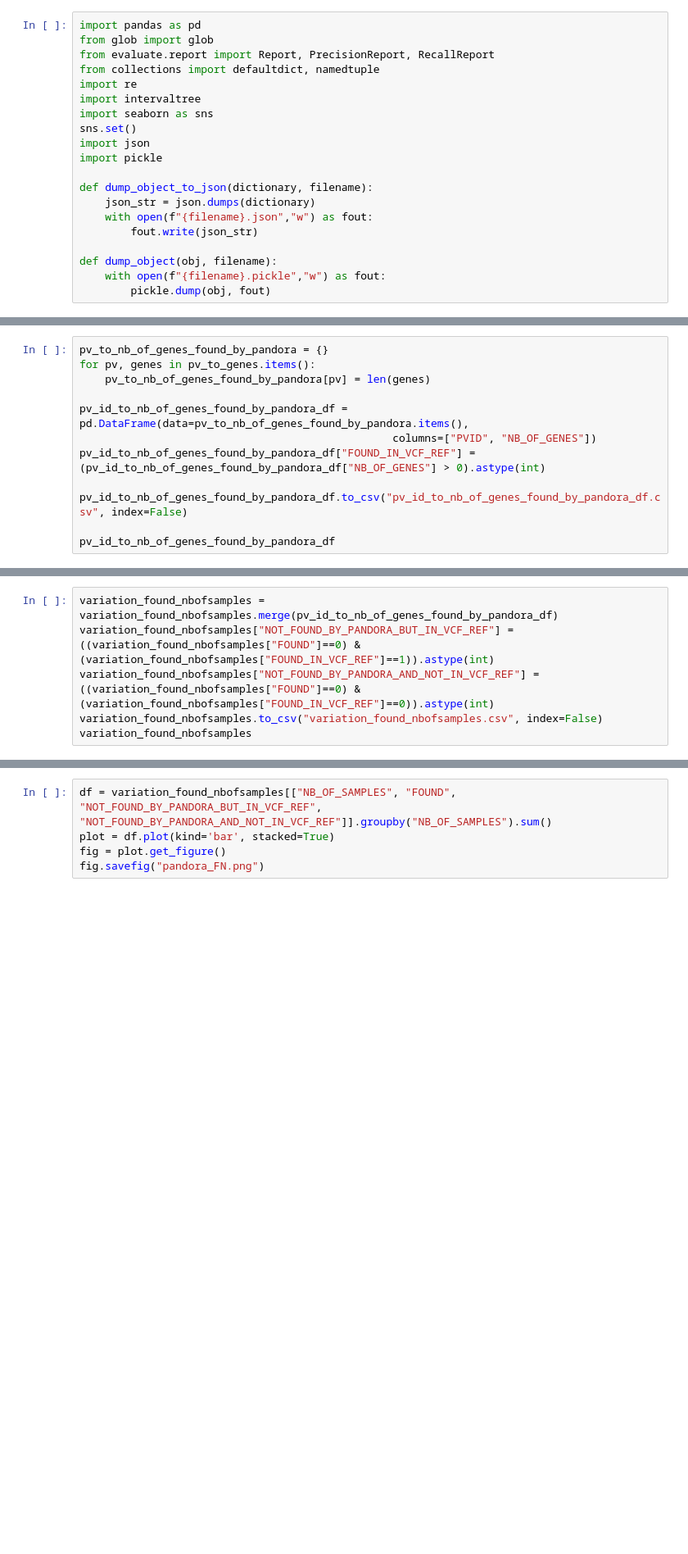
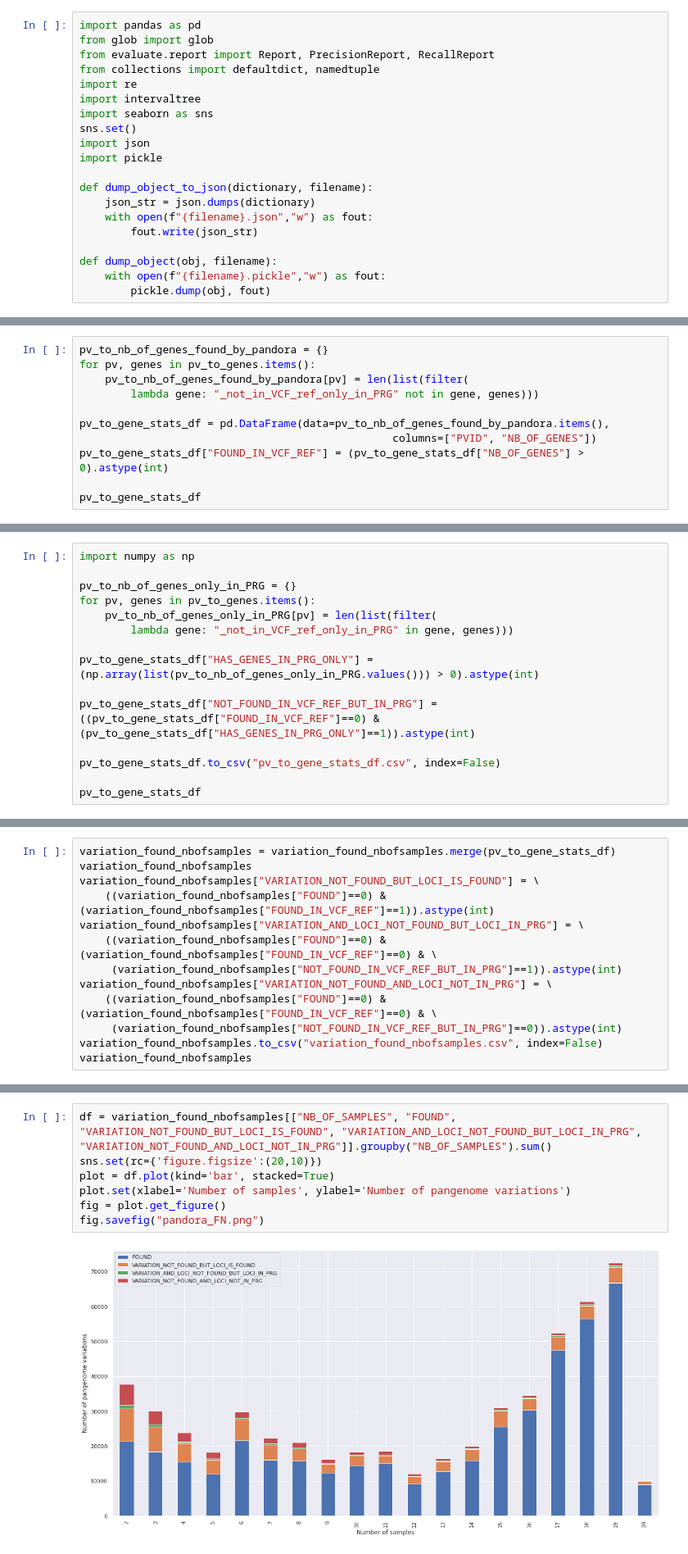
Before and after one commit to leoisl/pandora_paper_roc, a Jupyter notebook: external_scripts/pandora_FN_exploration/pandora_FN_exploration.ipynb, the cells around one changed output, grey strips where cells are left out. Shown at 82% size. Drawn from its saved outputs; the diff is of its cells as text; blank space fills up the shorter version.

Commit message:
Updating pandora FN exploration notebook and script

```diff
--- a/external_scripts/pandora_FN_exploration/pandora_FN_exploration.ipynb
+++ b/external_scripts/pandora_FN_exploration/pandora_FN_exploration.ipynb
@@ -101,12 +165,11 @@ variation_found_nbofsamples
 # %%
 pv_to_nb_of_genes_found_by_pandora = {}
 for pv, genes in pv_to_genes.items():
-    pv_to_nb_of_genes_found_by_pandora[pv] = len(genes)
+    pv_to_nb_of_genes_found_by_pandora[pv] = len(list(filter(
+        lambda gene: "_not_in_VCF_ref_only_in_PRG" not in gene, genes)))
 
-pv_id_to_nb_of_genes_found_by_pandora_df = pd.DataFrame(data=pv_to_nb_of_genes_found_by_pandora.items(),
+pv_to_gene_stats_df = pd.DataFrame(data=pv_to_nb_of_genes_found_by_pandora.items(),
                                                  columns=["PVID", "NB_OF_GENES"])
-pv_id_to_nb_of_genes_found_by_pandora_df["FOUND_IN_VCF_REF"] = (pv_id_to_nb_of_genes_found_by_pandora_df["NB_OF_GENES"] > 0).astype(int)
+pv_to_gene_stats_df["FOUND_IN_VCF_REF"] = (pv_to_gene_stats_df["NB_OF_GENES"] > 0).astype(int)
 
-pv_id_to_nb_of_genes_found_by_pandora_df.to_csv("pv_id_to_nb_of_genes_found_by_pandora_df.csv", index=False)
-
-pv_id_to_nb_of_genes_found_by_pandora_df
+pv_to_gene_stats_df
@@ -112,0 +190,15 @@ pv_id_to_nb_of_genes_found_by_pandora_df
+# %%
+import numpy as np
+
+pv_to_nb_of_genes_only_in_PRG = {}
+for pv, genes in pv_to_genes.items():
+    pv_to_nb_of_genes_only_in_PRG[pv] = len(list(filter(
+        lambda gene: "_not_in_VCF_ref_only_in_PRG" in gene, genes)))
+
+pv_to_gene_stats_df["HAS_GENES_IN_PRG_ONLY"] = (np.array(list(pv_to_nb_of_genes_only_in_PRG.values())) > 0).astype(int)
+
+pv_to_gene_stats_df["NOT_FOUND_IN_VCF_REF_BUT_IN_PRG"] = ((pv_to_gene_stats_df["FOUND_IN_VCF_REF"]==0) & (pv_to_gene_stats_df["HAS_GENES_IN_PRG_ONLY"]==1)).astype(int)
+
+pv_to_gene_stats_df.to_csv("pv_to_gene_stats_df.csv", index=False)
+
+pv_to_gene_stats_df
@@ -118,6 +226,13 @@ fig.savefig("pandora_nb_of_genes_for_panvars.png")
 # %%
-variation_found_nbofsamples = variation_found_nbofsamples.merge(pv_id_to_nb_of_genes_found_by_pandora_df)
-variation_found_nbofsamples["NOT_FOUND_BY_PANDORA_BUT_IN_VCF_REF"] = ((variation_found_nbofsamples["FOUND"]==0) & (variation_found_nbofsamples["FOUND_IN_VCF_REF"]==1)).astype(int)
-variation_found_nbofsamples["NOT_FOUND_BY_PANDORA_AND_NOT_IN_VCF_REF"] = ((variation_found_nbofsamples["FOUND"]==0) & (variation_found_nbofsamples["FOUND_IN_VCF_REF"]==0)).astype(int)
+variation_found_nbofsamples = variation_found_nbofsamples.merge(pv_to_gene_stats_df)
+variation_found_nbofsamples
+variation_found_nbofsamples["VARIATION_NOT_FOUND_BUT_LOCI_IS_FOUND"] = \
+    ((variation_found_nbofsamples["FOUND"]==0) & (variation_found_nbofsamples["FOUND_IN_VCF_REF"]==1)).astype(int)
+variation_found_nbofsamples["VARIATION_AND_LOCI_NOT_FOUND_BUT_LOCI_IN_PRG"] = \
+    ((variation_found_nbofsamples["FOUND"]==0) & (variation_found_nbofsamples["FOUND_IN_VCF_REF"]==0) & \
+     (variation_found_nbofsamples["NOT_FOUND_IN_VCF_REF_BUT_IN_PRG"]==1)).astype(int)
+variation_found_nbofsamples["VARIATION_NOT_FOUND_AND_LOCI_NOT_IN_PRG"] = \
+    ((variation_found_nbofsamples["FOUND"]==0) & (variation_found_nbofsamples["FOUND_IN_VCF_REF"]==0) & \
+     (variation_found_nbofsamples["NOT_FOUND_IN_VCF_REF_BUT_IN_PRG"]==0)).astype(int)
 variation_found_nbofsamples.to_csv("variation_found_nbofsamples.csv", index=False)
 variation_found_nbofsamples
@@ -124,5 +253,9 @@ variation_found_nbofsamples
 # %%
-df = variation_found_nbofsamples[["NB_OF_SAMPLES", "FOUND", "NOT_FOUND_BY_PANDORA_BUT_IN_VCF_REF", "NOT_FOUND_BY_PANDORA_AND_NOT_IN_VCF_REF"]].groupby("NB_OF_SAMPLES").sum()
+df = variation_found_nbofsamples[["NB_OF_SAMPLES", "FOUND", "VARIATION_NOT_FOUND_BUT_LOCI_IS_FOUND", "VARIATION_AND_LOCI_NOT_FOUND_BUT_LOCI_IN_PRG", "VARIATION_NOT_FOUND_AND_LOCI_NOT_IN_PRG"]].groupby("NB_OF_SAMPLES").sum()
+sns.set(rc={'figure.figsize':(20,10)})
 plot = df.plot(kind='bar', stacked=True)
+plot.set(xlabel='Number of samples', ylabel='Number of pangenome variations')
 fig = plot.get_figure()
 fig.savefig("pandora_FN.png")
+# %% [output]
+[figure, added]
```
Also changed, not shown: parts of 10 cells of this notebook, 1 other file.
